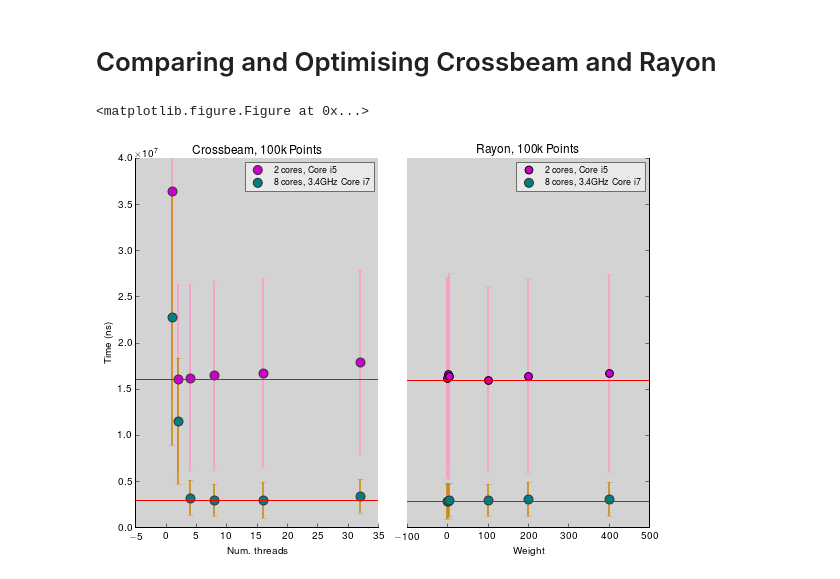
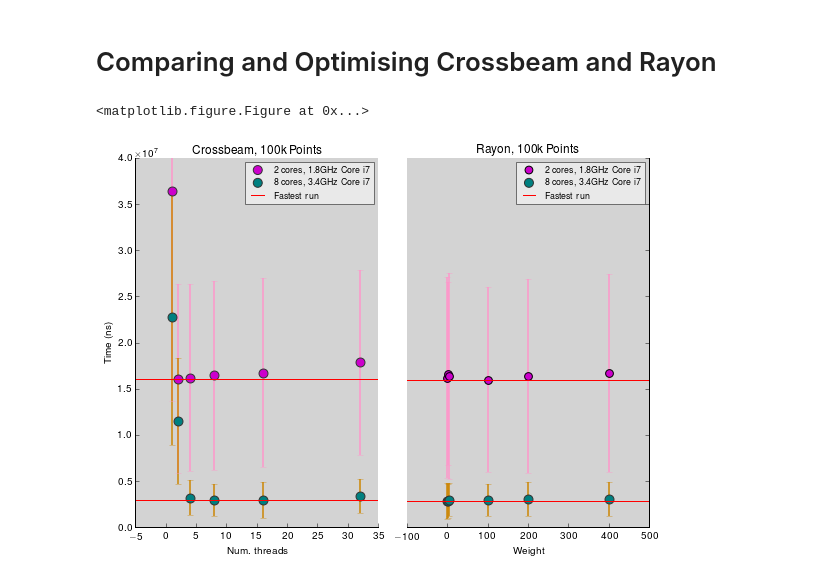
Before and after one commit to urschrei/lonlat_bng, a Jupyter notebook: rust_BNG.ipynb, the cells around one changed output. Drawn from its saved outputs; the diff is of its cells as text; code cells hidden in the pictures.

Commit message:
Add fastest run to legend

```diff
--- a/rust_BNG.ipynb
+++ b/rust_BNG.ipynb
@@ -406,20 +406,19 @@ plt.errorbar(df_cb_['ivariable'].values, df_cb_['time'].values, yerr=df_cb_['err
     zorder=1
 )
 
+plt.ylabel("Time (ns)")
+plt.xlabel("Num. threads")
+# highlight fastest runs
+rd = plt.axhline(df_cb.time.min(), color='red')
+rd_ = plt.axhline(df_cb_.time.min(), color='red')
 # Legend
 leg = plt.legend(
-    (threads, threads_),
-    ('2 cores, 1.8GHz Core i7', '8 cores, 3.4GHz Core i7'),
+    (threads, threads_, rd),
+    ('2 cores, 1.8GHz Core i7', '8 cores, 3.4GHz Core i7', 'Fastest run'),
     loc='upper right',
     scatterpoints=1,
     fontsize=9)
 leg.get_frame().set_alpha(0.5)
-
-plt.ylabel("Time (ns)")
-plt.xlabel("Num. threads")
-# highlight fastest runs
-plt.axhline(df_cb.time.min(), color='red')
-plt.axhline(df_cb_.time.min(), color='red')
 ax1.spines['top'].set_visible(False)
 ax1.spines['right'].set_visible(False)
 
@@ -488,45 +487,45 @@ plt.errorbar(df_ry_['ivariable'].values, df_ry_['time'].values, yerr=df_ry_['err
 plt.xlabel("Weight")
 ax2.set_yticklabels([])
 # highlight fastest runs
-plt.axhline(df_ry.time.min(), color='red')
-plt.axhline(df_ry_.time.min(), color='red')
+ry = plt.axhline(df_ry.time.min(), color='red')
+ry_ = plt.axhline(df_ry_.time.min(), color='red')
 ax2.spines['top'].set_visible(False)
 ax2.spines['right'].set_visible(True)
 ax2.spines['left'].set_visible(False)
 plt.title("Rayon, 100k Points", fontsize=12)
 
 leg = plt.legend(
-    (rayon, rayon_),
-    ('2 cores, 1.8GHz Core i7', '8 cores, 3.4GHz Core i7'),
+    (rayon, rayon_, ry),
+    ('2 cores, 1.8GHz Core i7', '8 cores, 3.4GHz Core i7', 'Fastest run'),
     loc='upper right',
     scatterpoints=1,
     fontsize=9)
 leg.get_frame().set_alpha(0.5)
 
 # x ticks
 # x ticks
 plt.tick_params(
     axis='x',
     which='both',
     top='off',
     bottom='on',
     labelbottom='on')
 
 #  y ticks
 plt.tick_params(
     axis='y',
     which='both',
     left='off',
     right='on',
     labelbottom='off')
 
 # output
 plt.tight_layout()
 plt.savefig(
     'crossbeam_v_rayon.png',
     format="png", bbox_inches='tight',
     alpha=True, dpi=100)
 plt.show()
 # %% [output]
 <matplotlib.figure.Figure at 0x...>
-[figure, old version]
+[figure, new version]
```
Also changed, not shown: 1 other file.
